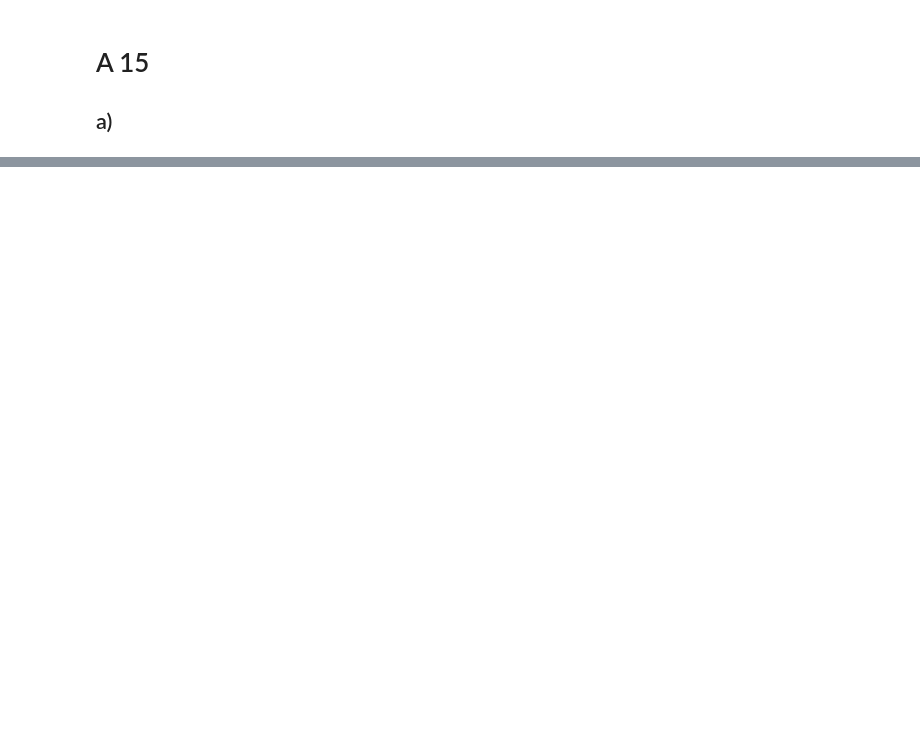
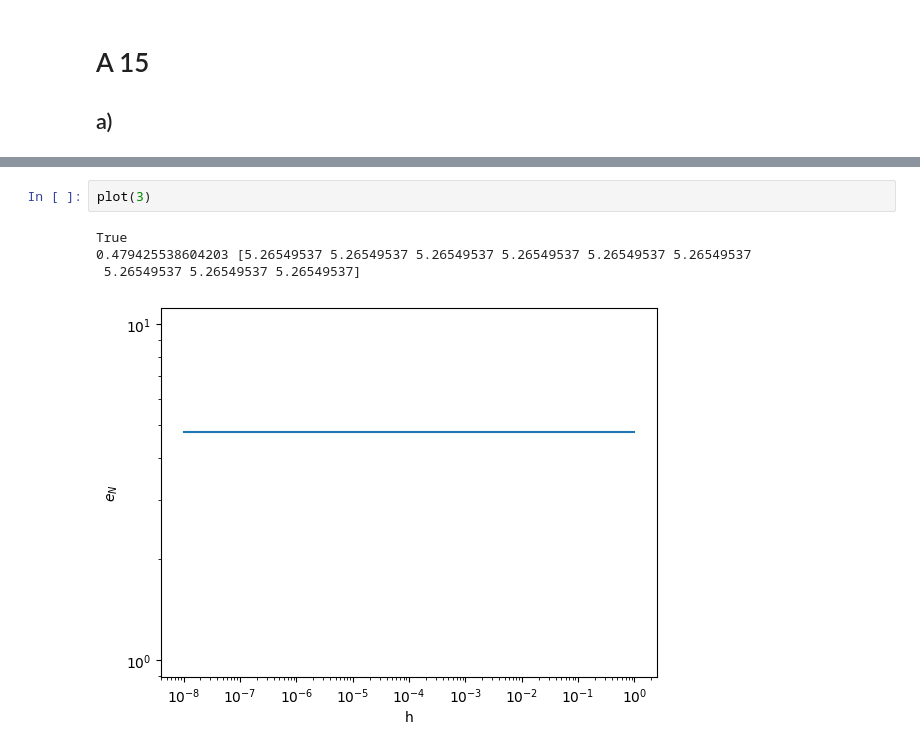
Before and after one commit to finndaut/24bnu, a Jupyter notebook: U05.ipynb, the cells around one changed output, grey strips where cells are left out. Saved outputs shown, nothing was run; the diff lists cells and outputs as text; blank space fills up the shorter version.

```diff
--- a/U05.ipynb
+++ b/U05.ipynb
@@ -51,0 +60,7 @@ for n in range(1, 7):
+# %%
+plot(3)
+# %% [output]
+True
+0.479425538604203 [5.26549537 5.26549537 5.26549537 5.26549537 5.26549537 5.26549537
+ 5.26549537 5.26549537 5.26549537]
+[figure, added]
```
Also changed, not shown: parts of 6 cells of this notebook, 2 other files.
